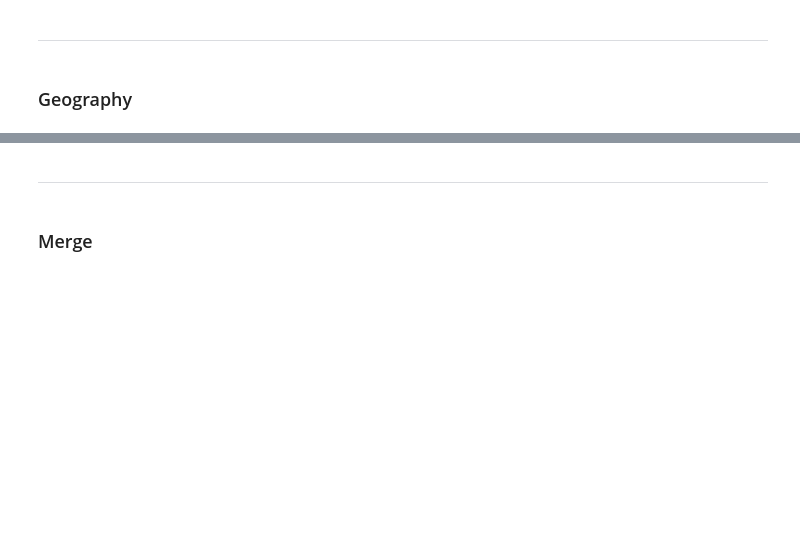
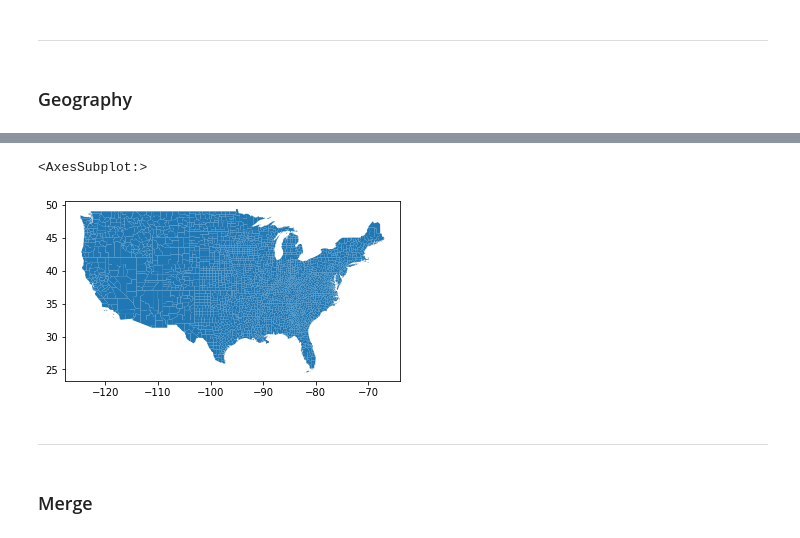
Before and after one commit to stiles/usc, a Jupyter notebook: notebooks/qgis-training/01-process-election-geo.ipynb, the cells around one changed output, grey strips where cells are left out. Cells and saved outputs as stored; diff of their text form; code cells hidden in the pictures; blank space fills up the shorter version.

Commit message:
geo data

```diff
--- a/notebooks/qgis-training/01-process-election-geo.ipynb
+++ b/notebooks/qgis-training/01-process-election-geo.ipynb
@@ -33,0 +31,2 @@ counties.plot()
+# %%
+counties_usa = gpd.read_file("data/geo/usa_counties/USA_Counties.shp")
@@ -34,3 +35,12 @@ counties.plot()
+# %%
+exclude = ["Alaska", "Hawaii", "Puerto Rico"]
+# %%
+counties_usa_clean = counties_usa[~counties_usa["STATE_NAME"].isin(exclude)]
+# %%
+counties_usa_clean.plot()
+# %% [output]
+<AxesSubplot:>
+[figure, added]
 # %% [markdown]
 ---
 # %% [markdown]
```
Also changed, not shown: parts of 3 cells of this notebook, 10 other files.
